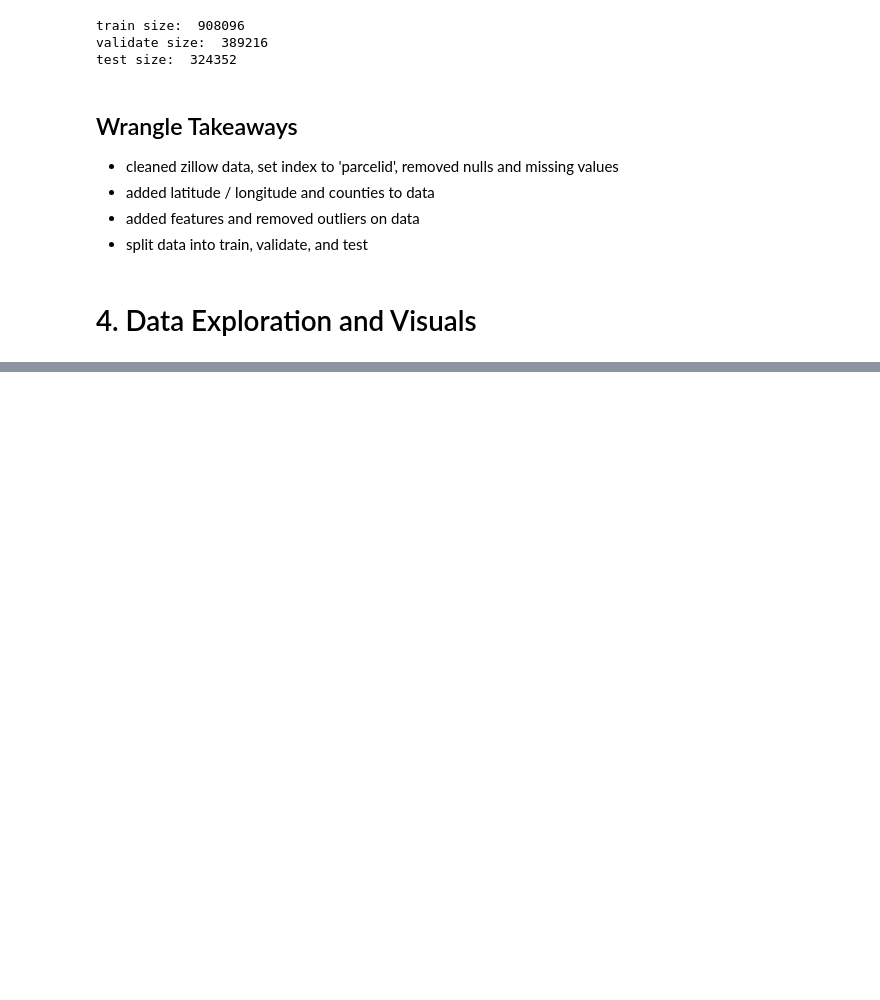
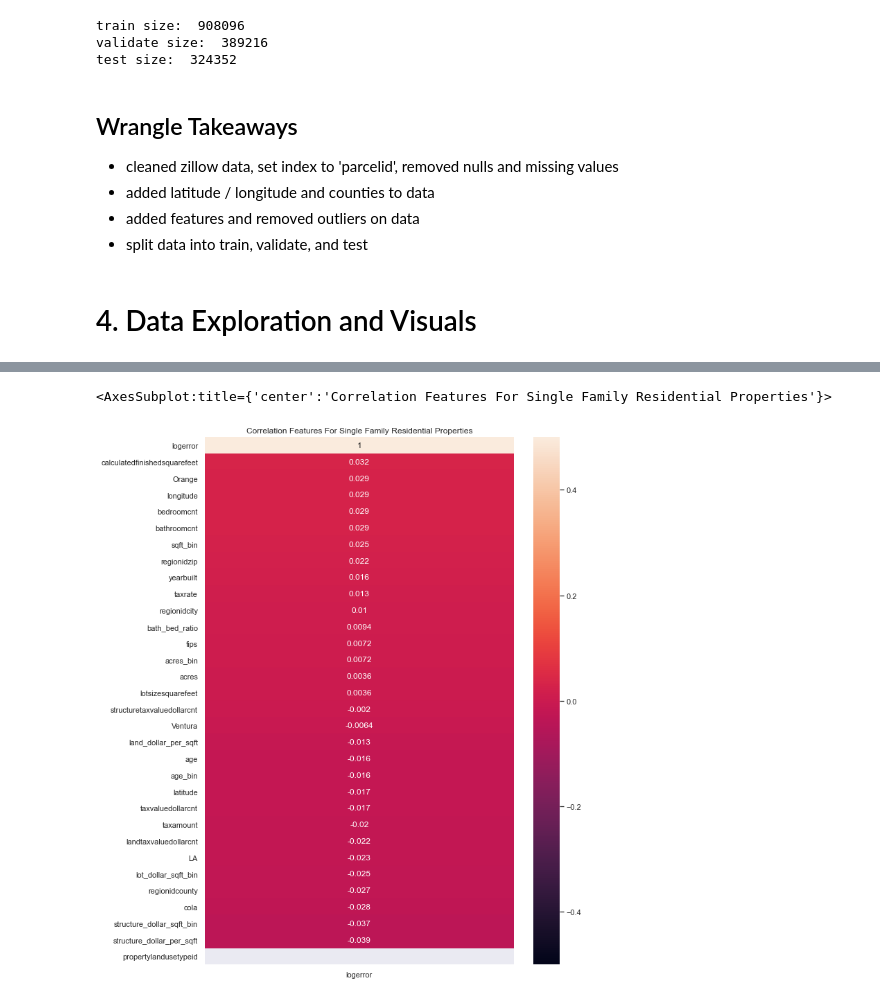
Before and after one commit to jamesallen0351/clustering-project, a Jupyter notebook: zillow_notebook.ipynb, the cells around one changed output, grey strips where cells are left out. Cells and saved outputs as stored; diff of their text form; code cells hidden in the pictures; blank space fills up the shorter version.

```diff
--- a/zillow_notebook.ipynb
+++ b/zillow_notebook.ipynb
@@ -168,0 +207,6 @@ test size:  324352
+# %%
+# making a heatmap of the train data
+wrangle_zillow.get_zillow_heatmap(train)
+# %% [output]
+<AxesSubplot:title={'center':'Correlation Features For Single Family Residential Properties'}>
+[figure, added]
```
Also changed, not shown: parts of 20 cells of this notebook, 2 other files.
